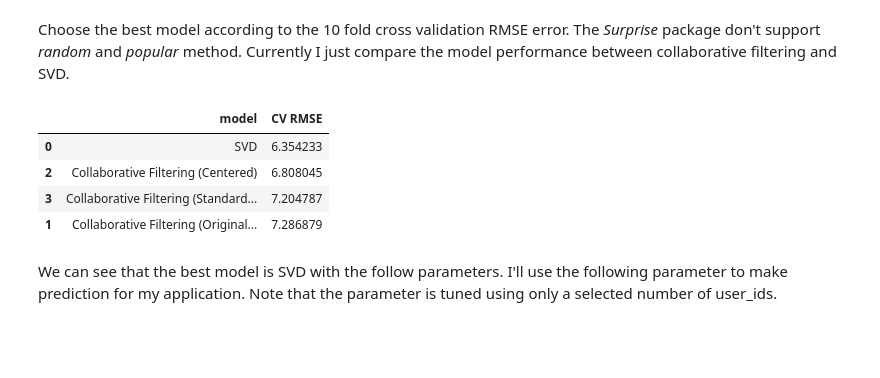
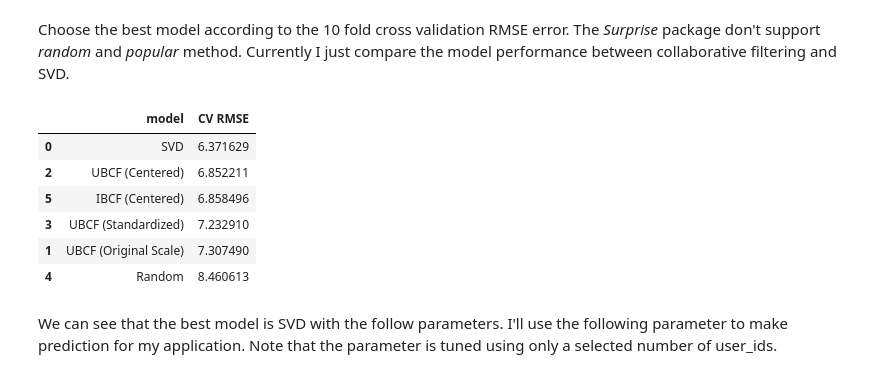
Before and after one commit to johnnychiuchiu/Music-Recommender, a Jupyter notebook: src/notebooks/modelSelectionAndTuning.ipynb, the cells around one changed output. Cells and saved outputs as stored; diff of their text form; code cells hidden in the pictures; blank space fills up the shorter version.

```diff
--- a/src/notebooks/modelSelectionAndTuning.ipynb
+++ b/src/notebooks/modelSelectionAndTuning.ipynb
@@ -216,0 +231,4 @@ data = readSurpriseFormat(newObs, song_df)
+# %%
+param_grid_random = {}
+gs_random = GridSearchCV(NormalPredictor, param_grid_random, measures=['rmse', 'mae'], cv=10)
+gs_random.fit(data)
@@ -364,0 +392,11 @@ Done computing similarity matrix.
+# %%
+param_grid = {'k': [10, 50, 100, 200], 'user_based': [False]}
+gs_cf_center_item = GridSearchCV(KNNWithMeans, param_grid, measures=['rmse', 'mae'], cv=10)
+
+gs_cf_center_item.fit(data)
+
+# best RMSE score
+print(gs_cf_center_item.best_score['rmse'])
+
+# combination of parameters that gave the best RMSE score
+print(gs_cf_center_item.best_params['rmse'])
@@ -368,17 +424,19 @@ Done computing similarity matrix.
 Choose the best model according to the 10 fold cross validation RMSE error. The *Surprise* package don't support *random* and *popular* method. Currently I just compare the model performance between collaborative filtering and SVD.
 # %%
 result = {
-    'model':['SVD','Collaborative Filtering (Original Scale)', 'Collaborative Filtering (Centered)', 'Collaborative Filtering (Standardized)'],
-    'CV RMSE':[gs_svd.best_score['rmse'], gs_cf_NULL.best_score['rmse'], gs_cf_center.best_score['rmse'], gs_cf_zscore.best_score['rmse']]
+    'model':['SVD','UBCF (Original Scale)', 'UBCF (Centered)', 'UBCF (Standardized)','Random', 'IBCF (Centered)'],
+    'CV RMSE':[gs_svd.best_score['rmse'], gs_cf_NULL.best_score['rmse'], gs_cf_center.best_score['rmse'], gs_cf_zscore.best_score['rmse'], gs_random.best_score['rmse'],gs_cf_center_item.best_score['rmse']]
 }
 model_df = pd.DataFrame(result)
 model_df[['model', 'CV RMSE']].sort_values(by='CV RMSE', ascending=True)
 # %% [output]
 |  | model | CV RMSE |
-| 0 | SVD | 6.354233 |
-| 2 | Collaborative Filtering (Centered) | 6.808045 |
-| 3 | Collaborative Filtering (Standard... | 7.204787 |
-| 1 | Collaborative Filtering (Original... | 7.286879 |
+| 0 | SVD | 6.371629 |
+| 2 | UBCF (Centered) | 6.852211 |
+| 5 | IBCF (Centered) | 6.858496 |
+| 3 | UBCF (Standardized) | 7.232910 |
+| 1 | UBCF (Original Scale) | 7.307490 |
+| 4 | Random | 8.460613 |
 # %% [markdown]
 We can see that the best model is SVD with the follow parameters. I'll use the following parameter to make prediction for my application. Note that the parameter is tuned using only a selected number of user_ids.
 # %%
```
Also changed, not shown: parts of 16 cells of this notebook.
